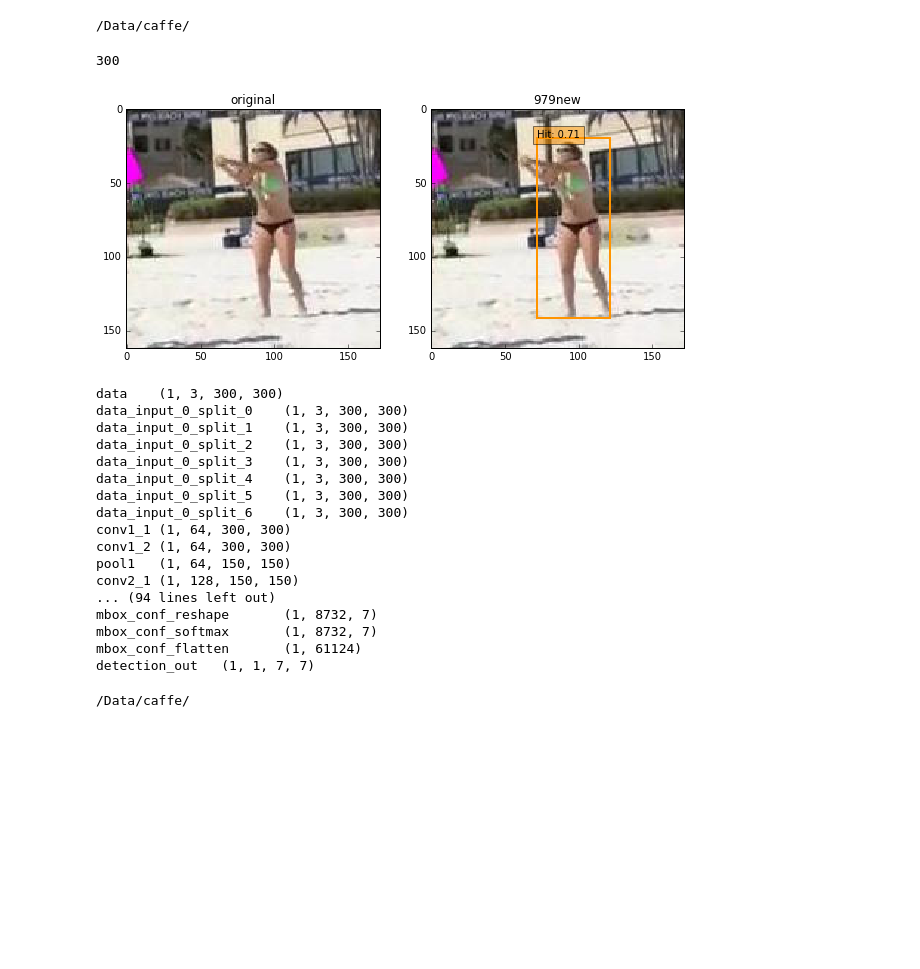
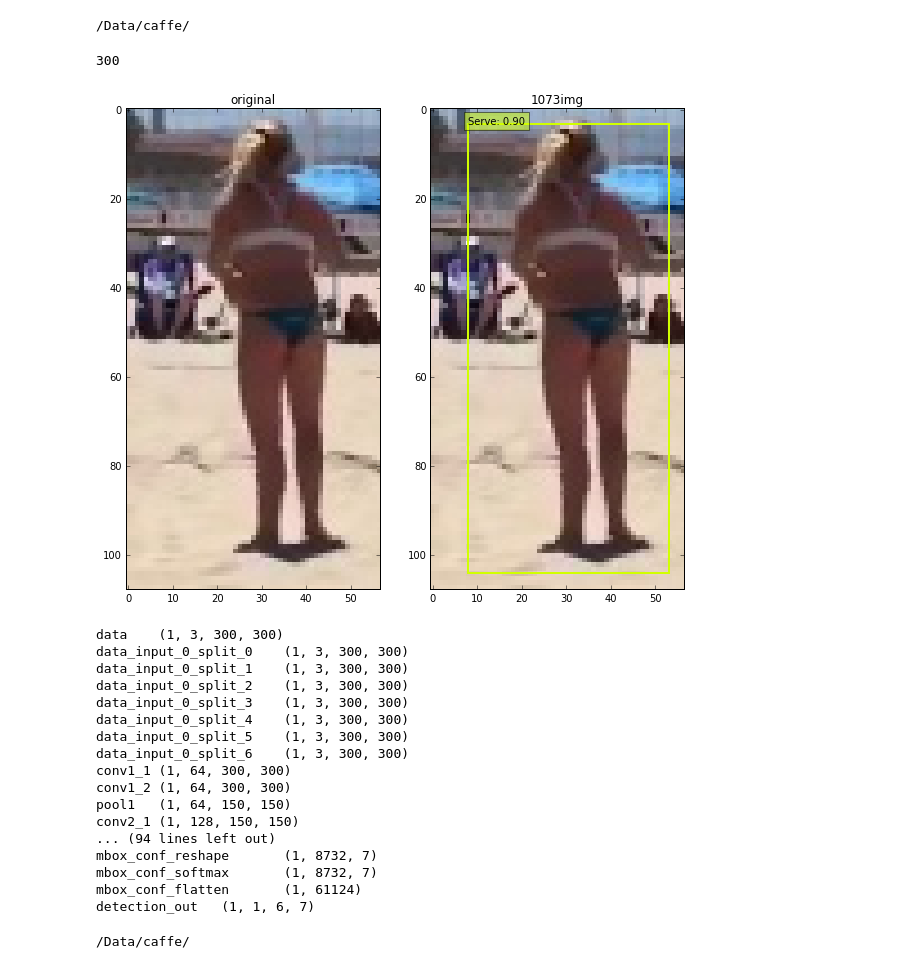
Before and after one commit to DeeplearningYong/Volley, a Jupyter notebook: debugVolley.ipynb, the cells around one changed output. Cells and saved outputs as stored; diff of their text form; code cells hidden in the pictures; blank space fills up the shorter version.

```diff
--- a/debugVolley.ipynb
+++ b/debugVolley.ipynb
@@ -20,7 +20,7 @@ import caffe
 caffe.set_device(0)
 caffe.set_mode_gpu()
 
-modelpick = 2
+modelpick = 1
 # 0==SSD author's best model: SSD_512x512
 # 1==1073 img model
 # 2==979 refined boundingbox model
@@ -86,63 +86,39 @@ transformer.set_channel_swap('data', (2,1,0))  # the reference model has channel
 # %%
 # set net to batch size of 1
 net.blobs['data'].reshape(1,3,image_resize,image_resize)
 print image_resize
-imgname = "001055"
+imgname = "frame15_crop2"
 #image = caffe.io.load_image('/Data/caffe/data/Volley/Images/'+imgname+".jpg")
-image = caffe.io.load_image('/Data/caffe/data/Volley/bugs/'+imgname+".jpg")
+#image = caffe.io.load_image('/Data/caffe/data/Volley/bugs/'+imgname+".jpg")
+image = caffe.io.load_image('/Data/caffe/data/Volley/testImages/cropFrames/'+imgname+".jpg")
 
-plt.subplot(1, 2, 1)
-plt.imshow(image)
-plt.title("original")
-
+plt.subplot(1, 2, 1); plt.imshow(image); plt.title("original")
 transformed_image = transformer.preprocess('data', image)
 net.blobs['data'].data[...] = transformed_image
-
 # Forward pass.
 detections = net.forward()['detection_out']
-
 # Parse the outputs.
-det_label = detections[0,0,:,1]
-det_conf = detections[0,0,:,2]
-det_xmin = detections[0,0,:,3]
-det_ymin = detections[0,0,:,4]
-det_xmax = detections[0,0,:,5]
-det_ymax = detections[0,0,:,6]
-
+det_label = detections[0,0,:,1]; det_conf = detections[0,0,:,2]; det_xmin = detections[0,0,:,3];
+det_ymin = detections[0,0,:,4]; det_xmax = detections[0,0,:,5]; det_ymax = detections[0,0,:,6]
 # Get detections with confidence higher than 0.6.
 top_indices = [i for i, conf in enumerate(det_conf) if conf >= 0.6]
-
-top_conf = det_conf[top_indices]
-top_label_indices = det_label[top_indices].tolist()
-top_labels = get_labelname(labelmap, top_label_indices)
-top_xmin = det_xmin[top_indices]
-top_ymin = det_ymin[top_indices]
-top_xmax = det_xmax[top_indices]
-top_ymax = det_ymax[top_indices]
-
+top_conf = det_conf[top_indices]; top_label_indices = det_label[top_indices].tolist();
+top_labels = get_labelname(labelmap, top_label_indices); top_xmin = det_xmin[top_indices]
+top_ymin = det_ymin[top_indices]; top_xmax = det_xmax[top_indices]; top_ymax = det_ymax[top_indices]
 colors = plt.cm.hsv(np.linspace(0, 1, 21)).tolist()
-
-plt.subplot(1, 2, 2)
-plt.imshow(image)
-plt.title(model_str)
-currentAxis = plt.gca()
+plt.subplot(1, 2, 2); plt.imshow(image); plt.title(model_str); currentAxis = plt.gca()
 
 for i in xrange(top_conf.shape[0]):
-    xmin = int(round(top_xmin[i] * image.shape[1]))
-    ymin = int(round(top_ymin[i] * image.shape[0]))
-    xmax = int(round(top_xmax[i] * image.shape[1]))
-    ymax = int(round(top_ymax[i] * image.shape[0]))
-    score = top_conf[i]
-    label = int(top_label_indices[i])
-    label_name = top_labels[i]
-    display_txt = '%s: %.2f'%(label_name, score)
-    coords = (xmin, ymin), xmax-xmin+1, ymax-ymin+1
-    color = colors[label]
+    xmin = int(round(top_xmin[i] * image.shape[1])); ymin = int(round(top_ymin[i] * image.shape[0]))
+    xmax = int(round(top_xmax[i] * image.shape[1]));     ymax = int(round(top_ymax[i] * image.shape[0]))
+    score = top_conf[i];     label = int(top_label_indices[i]);
+    label_name = top_labels[i];     display_txt = '%s: %.2f'%(label_name, score);
+    coords = (xmin, ymin), xmax-xmin+1, ymax-ymin+1;     color = colors[label]
     currentAxis.add_patch(plt.Rectangle(*coords, fill=False, edgecolor=color, linewidth=2))
     currentAxis.text(xmin, ymin, display_txt, bbox={'facecolor':color, 'alpha':0.5})
 # %% [output]
 300
-[figure, old version]
+[figure, new version]
 # %%
 # for each layer, show the output shape
 # here 50 is the batch size
@@ -177,7 +153,7 @@ conv2_1 (1, 128, 150, 150)
 mbox_conf_reshape       (1, 8732, 7)
 mbox_conf_softmax       (1, 8732, 7)
 mbox_conf_flatten       (1, 61124)
-detection_out   (1, 1, 7, 7)
+detection_out   (1, 1, 6, 7)
 # %%
 import matplotlib.pyplot as plt
 %matplotlib inline
```
Also changed, not shown: 2 other files.
